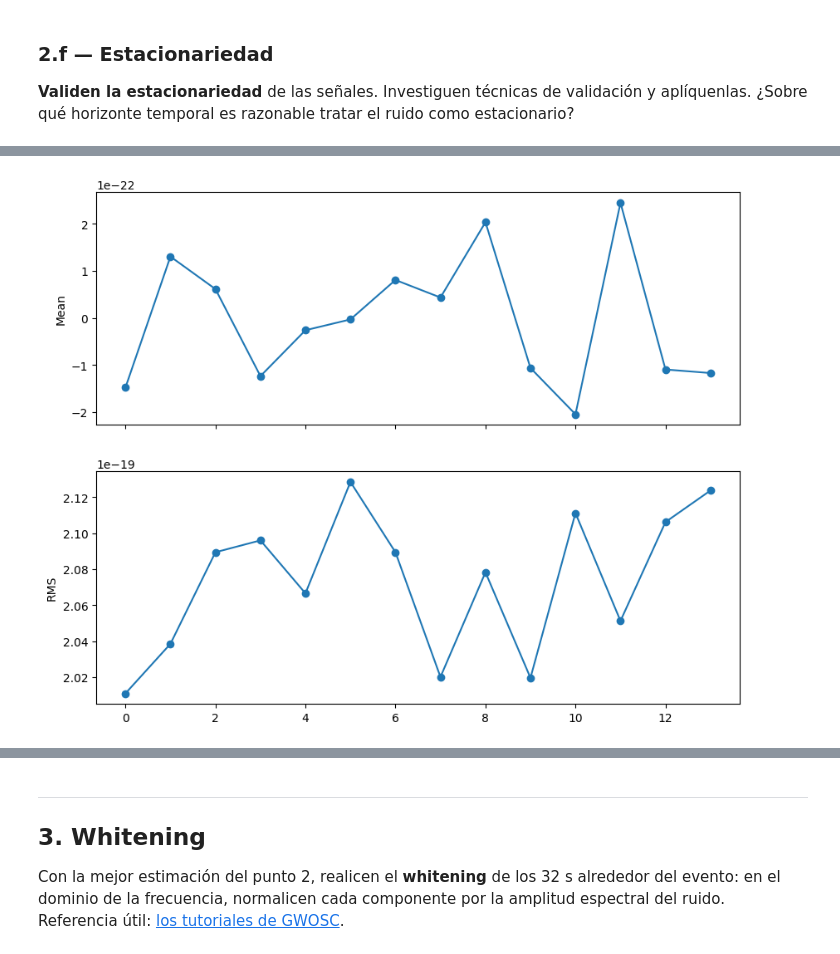
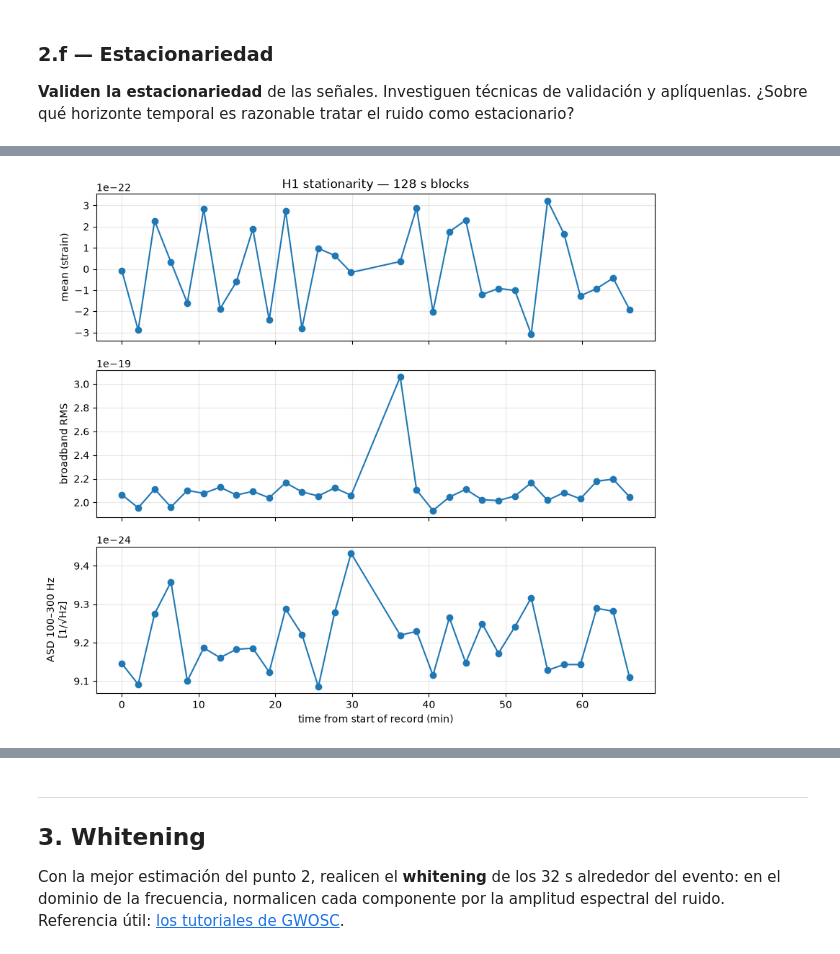
Before and after one commit to albertig2/Procesamiento-Adaptivo-22.46-, a Jupyter notebook: TP1/TP1_LIGO_Grupo5.ipynb, the cells around one changed output, grey strips where cells are left out. Drawn from its saved outputs; the diff is of its cells as text; code cells hidden in the pictures.

```diff
--- a/TP1/TP1_LIGO_Grupo5.ipynb
+++ b/TP1/TP1_LIGO_Grupo5.ipynb
@@ -343,54 +510,41 @@ But different specific artifacts (local electromagnetic interference, different
 
 **Validen la estacionariedad** de las señales. Investiguen técnicas de validación y aplíquenlas. ¿Sobre qué horizonte temporal es razonable tratar el ruido como estacionario?
 # %%
-# Using consecutive blocks from the original strain
-# Using the original strain to not join the data from before and after the event
-block_length = 256 * FS # 256 seconds per block
+# 2.f  Stationarity check.
+# Split the long H1 record into consecutive blocks and track, per block:
+#   - the broadband RMS (dominated by the low-frequency seismic content),
+#   - the RMS amplitude in the sensitive band 100-300 Hz.
+# Blocks overlapping the event (+ guard) are skipped.
+block_s = 128                                   # block length in seconds
+block_length = block_s * FS
 n_blocks = len(strain) // block_length
 
-means = []
-rms_values = []
-band_powers = []
+t_block, means, rms, band_asd = [], [], [], []
+for k in range(n_blocks):
+    a, b = k * block_length, (k + 1) * block_length
+    if a < event_end_index and b > event_start_index:       # block contains the event
+        continue
+    blk = strain[a:b]
+    t_block.append(a / FS / 60)                             # block start, minutes from record start
+    means.append(blk.mean())
+    rms.append(blk.std())
+    fb, Pb = welch(blk, fs=FS, window="hann", nperseg=16384, noverlap=8192, scaling="density")
+    band_asd.append(np.sqrt(np.mean(Pb[(fb >= 100) & (fb <= 300)])))
 
-for k in range(n_blocks):
-    start = k * block_length
-    stop = start + block_length
-    block = strain[start:stop]
+t_block = np.array(t_block)
+fig, ax = plt.subplots(3, 1, figsize=(10, 9), sharex=True)
+ax[0].plot(t_block, means, "o-");    ax[0].set_ylabel("mean (strain)")
+ax[1].plot(t_block, rms, "o-");      ax[1].set_ylabel("broadband RMS")
+ax[2].plot(t_block, band_asd, "o-"); ax[2].set_ylabel("ASD 100–300 Hz\n[1/√Hz]")
+ax[2].set_xlabel("time from start of record (min)")
+ax[0].set_title(f"H1 stationarity — {block_s} s blocks")
+for a_ in ax:
+    a_.grid(alpha=0.3)
 
-    # Skip blocks containing the event and its safety buffer
-    if start < event_end_index and stop > event_start_index:
-        continue
-
-    means.append(np.mean(block))
-    rms_values.append(np.std(block))
-
-
-fig, axes = plt.subplots(2, 1, figsize=(10, 8), sharex=True)
-
-axes[0].plot(means, "o-")
-axes[0].set_ylabel("Mean")
-
-axes[1].plot(rms_values, "o-")
-axes[1].set_ylabel("RMS")
-
-
-# Could also plot frequencies, but dont know why we would need it:
-"""
-    f_block, psd_block = welch(
-        block,
-        fs=FS,
-        window="hann",
-        nperseg=16384,
-        noverlap=8192,
-        scaling="density"
-    )
-
-    band = (f_block >= 100) & (f_block <= 300)
-    band_powers.append(np.mean(psd_block[band]))
-
-axes[2].plot(band_powers, "o-")
-axes[2].set_ylabel("Mean PSD\n100–300 Hz")
-axes[2].set_xlabel("Block number")
-
-"""
+rms, band_asd = np.array(rms), np.array(band_asd)
+print(f"{len(band_asd)} blocks of {block_s} s (~{block_s * len(band_asd) / 60:.0f} min total)")
+print(f"broadband RMS : spread {100 * rms.std() / rms.mean():.1f} %  "
+      f"(min/max {rms.min():.2e} / {rms.max():.2e})")
+print(f"ASD 100-300Hz : spread {100 * band_asd.std() / band_asd.mean():.1f} %  "
+      f"(min/max {band_asd.min():.2e} / {band_asd.max():.2e})")
 # %% [output]
@@ -398,2 +554,2 @@ axes[2].set_xlabel("Block number")
-[figure, old version]
+[figure, new version]
 # %% [markdown]
```
Also changed, not shown: parts of 24 cells of this notebook, 4 other files.
